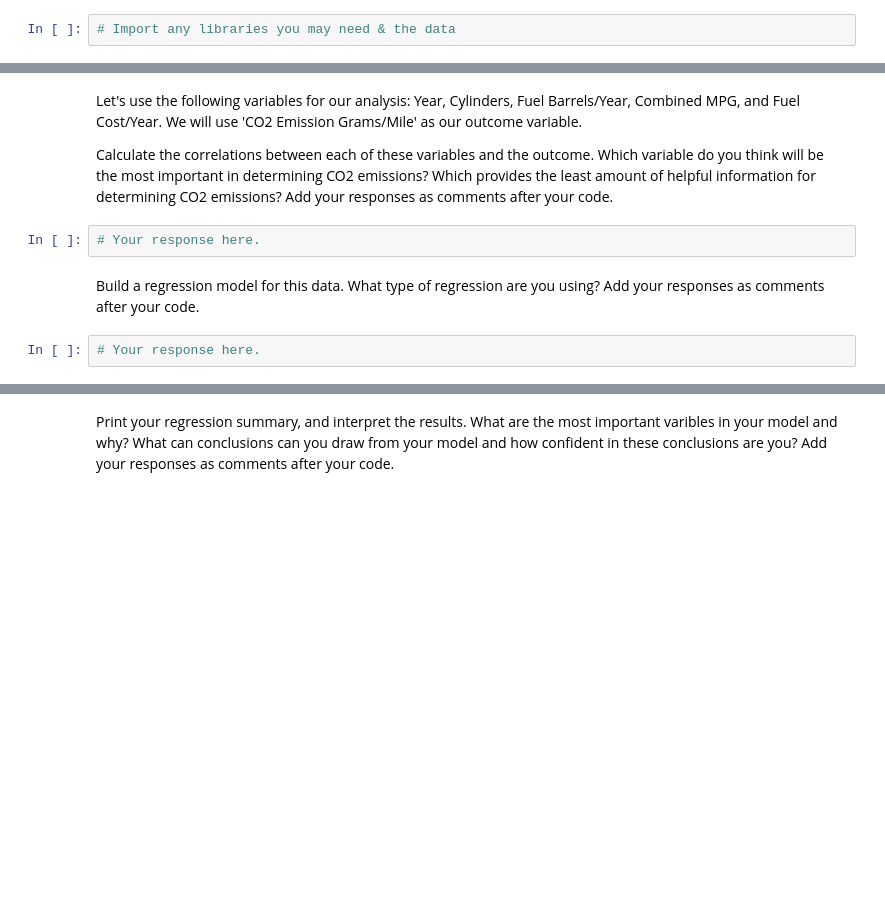
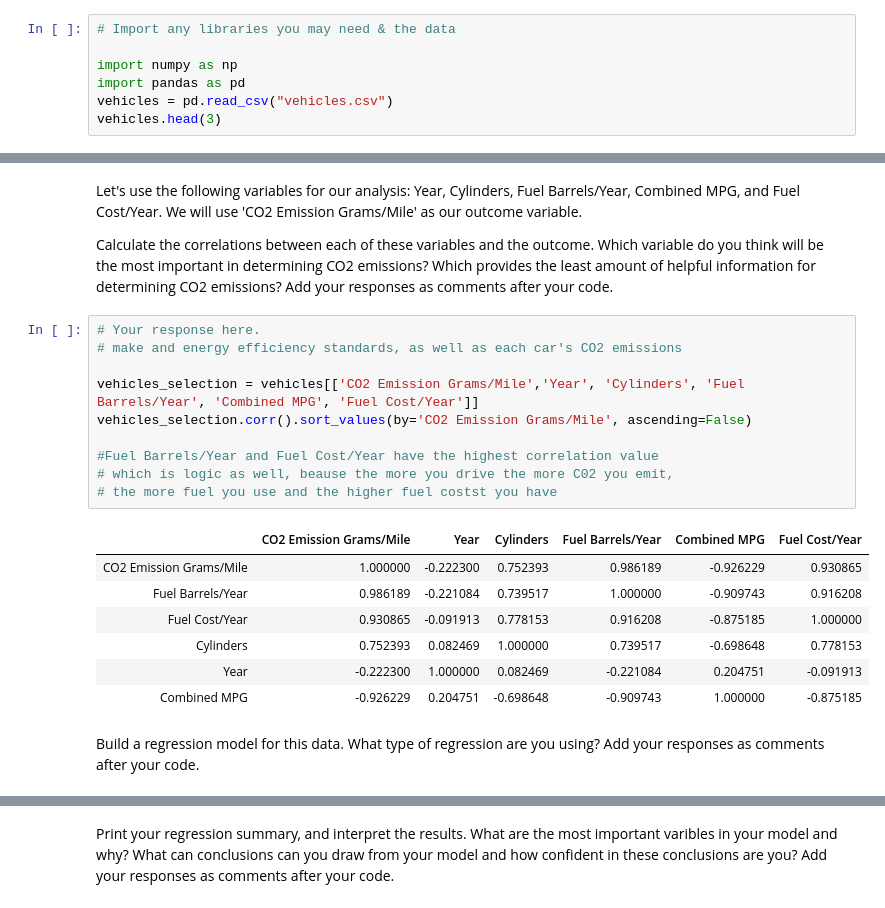
Before and after one commit to esmeemlihi/18-Lab_regression-analysis, a Jupyter notebook: your-code.ipynb, the cells around one changed output, grey strips where cells are left out. Drawn from its saved outputs; the diff is of its cells as text; blank space fills up the shorter version.

```diff
--- a/your-code.ipynb
+++ b/your-code.ipynb
@@ -195,3 +247,8 @@ No. its a good starting point to look at, but probably there is an other factor
 For the second part of this lab, we will use the vehicles.csv data set. You can find a copy of the dataset in the git hub folder. This dataset includes variables related to vehicle characteristics, including the model, make, and energy efficiency standards, as well as each car's CO2 emissions. As discussed in class the goal of this exercise is to predict vehicles' CO2 emissions based on several independent variables.
 # %%
 # Import any libraries you may need & the data
+
+import numpy as np
+import pandas as pd
+vehicles = pd.read_csv("vehicles.csv")
+vehicles.head(3)
@@ -199,9 +261,23 @@ For the second part of this lab, we will use the vehicles.csv data set. You can
 Let's use the following variables for our analysis: Year, Cylinders, Fuel Barrels/Year, Combined MPG, and Fuel Cost/Year. We will use 'CO2 Emission Grams/Mile' as our outcome variable.
 
 Calculate the correlations between each of these variables and the outcome. Which variable do you think will be the most important in determining CO2 emissions? Which provides the least amount of helpful information for determining CO2 emissions? Add your responses as comments after your code.
-# %%
-# Your response here.
+# %%
+# Your response here.
+# make and energy efficiency standards, as well as each car's CO2 emissions
+
+vehicles_selection = vehicles[['CO2 Emission Grams/Mile','Year', 'Cylinders', 'Fuel Barrels/Year', 'Combined MPG', 'Fuel Cost/Year']]
+vehicles_selection.corr().sort_values(by='CO2 Emission Grams/Mile', ascending=False)
+
+#Fuel Barrels/Year and Fuel Cost/Year have the highest correlation value
+# which is logic as well, beause the more you drive the more C02 you emit,
+# the more fuel you use and the higher fuel costst you have
+# %% [output]
+|  | CO2 Emission Grams/Mile | Year | Cylinders | Fuel Barrels/Year | Combined MPG | Fuel Cost/Year |
+| CO2 Emission Grams/Mile | 1.000000 | -0.222300 | 0.752393 | 0.986189 | -0.926229 | 0.930865 |
+| Fuel Barrels/Year | 0.986189 | -0.221084 | 0.739517 | 1.000000 | -0.909743 | 0.916208 |
+| Fuel Cost/Year | 0.930865 | -0.091913 | 0.778153 | 0.916208 | -0.875185 | 1.000000 |
+| Cylinders | 0.752393 | 0.082469 | 1.000000 | 0.739517 | -0.698648 | 0.778153 |
+| Year | -0.222300 | 1.000000 | 0.082469 | -0.221084 | 0.204751 | -0.091913 |
+| Combined MPG | -0.926229 | 0.204751 | -0.698648 | -0.909743 | 1.000000 | -0.875185 |
 # %% [markdown]
 Build a regression model for this data. What type of regression are you using? Add your responses as comments after your code.
-# %%
-# Your response here.
```
Also changed, not shown: parts of 8 cells of this notebook.
